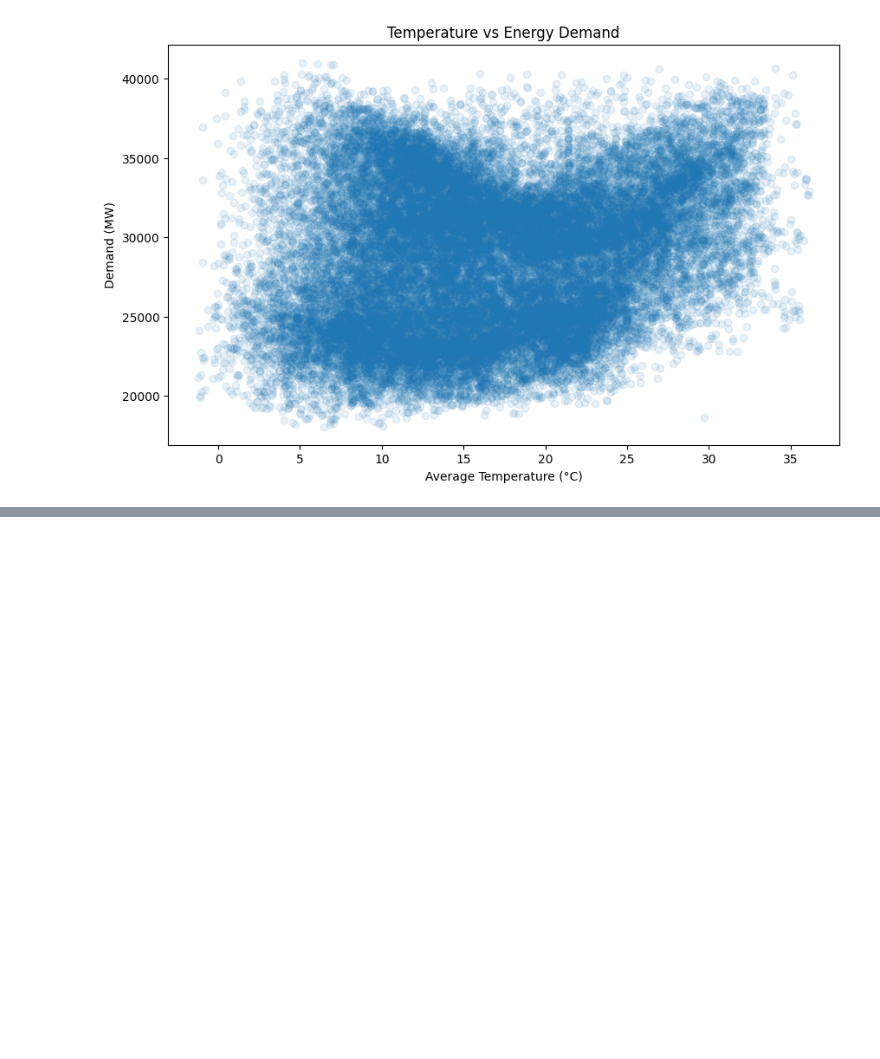
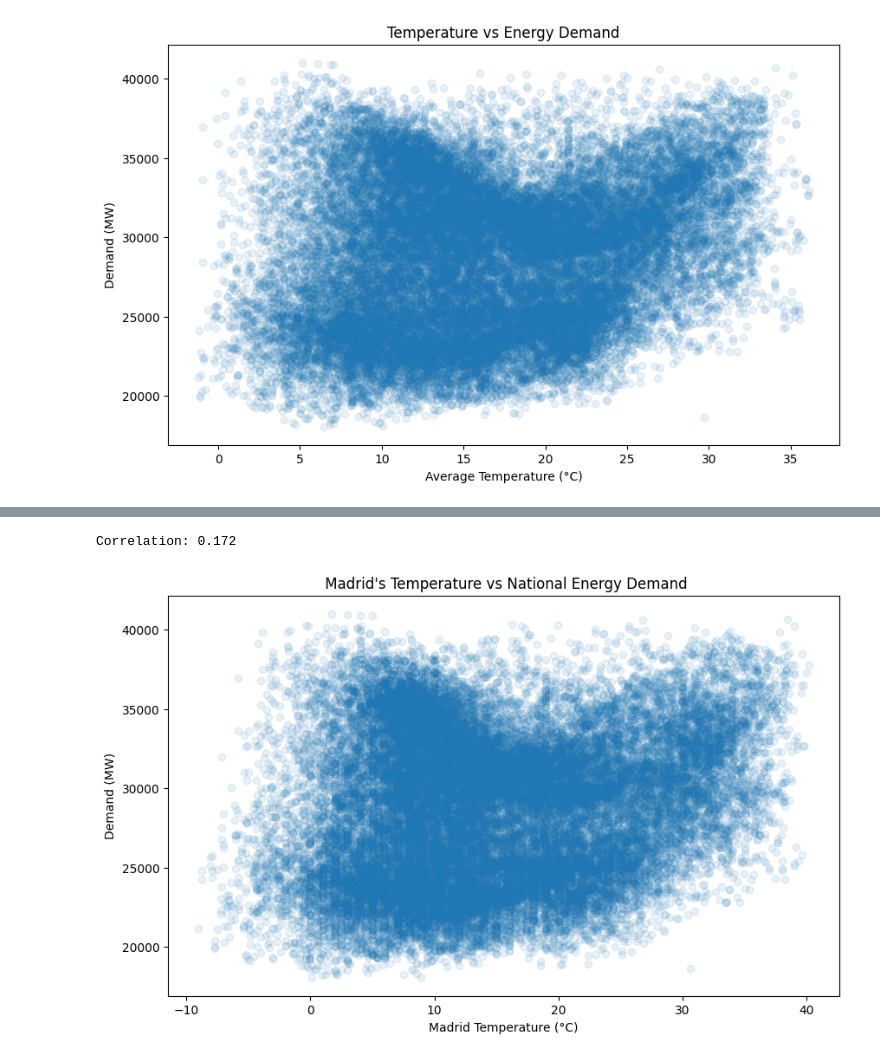
Before and after one commit to AhadAliBaig/Energy-Demand-generation-and-weather, a Jupyter notebook: notebooks/data_exploration.ipynb, the cells around one changed output, grey strips where cells are left out. Cells and saved outputs as stored; diff of their text form; code cells hidden in the pictures; blank space fills up the shorter version.

Commit message:
Madrid temp vs national demand

```diff
--- a/notebooks/data_exploration.ipynb
+++ b/notebooks/data_exploration.ipynb
@@ -177,0 +189,4 @@ plt.show()
+# %%
+#1. Getting weather data for only madrid
+madrid_weather = weather_df[weather_df['city_name'] == 'Madrid']
+print(f"Mardrid Weather: {madrid_weather.shape}")
@@ -177,0 +195,13 @@ plt.show()
+# %%
+#Merging with Energy
+
+madrid_merged_df  = pd.merge(
+    energy_df,
+    madrid_weather,
+    left_on='time',
+    right_on='dt_iso',
+    how='inner'
+)
+
+print(f"Merged shape for Madrid ONLY: {madrid_merged_df.shape}")
+print(madrid_merged_df[['time', 'total load actual', 'temp_celsius']].head())
@@ -177,0 +216,18 @@ plt.show()
+# %%
+# correlation between temp_celsius and total load actual
+madrid_correlation = madrid_merged_df['temp_celsius'].corr(madrid_merged_df['total load actual'])
+print(f"Correlation: {madrid_correlation:.3f}")
+
+#0.172 - much weaker than we expected
+# %% [output]
+Correlation: 0.172
+# %%
+#Scatter plot
+plt.figure(figsize=(10, 6))
+plt.scatter(madrid_merged_df['temp_celsius'], madrid_merged_df['total load actual'], alpha=0.1)
+plt.xlabel('Madrid Temperature (°C)')
+plt.ylabel('Demand (MW)')
+plt.title(' Madrid\'s Temperature vs National Energy Demand')
+plt.show()
+# %% [output]
+[figure, added]
```
Also changed, not shown: parts of 4 cells of this notebook, 2 other files.
